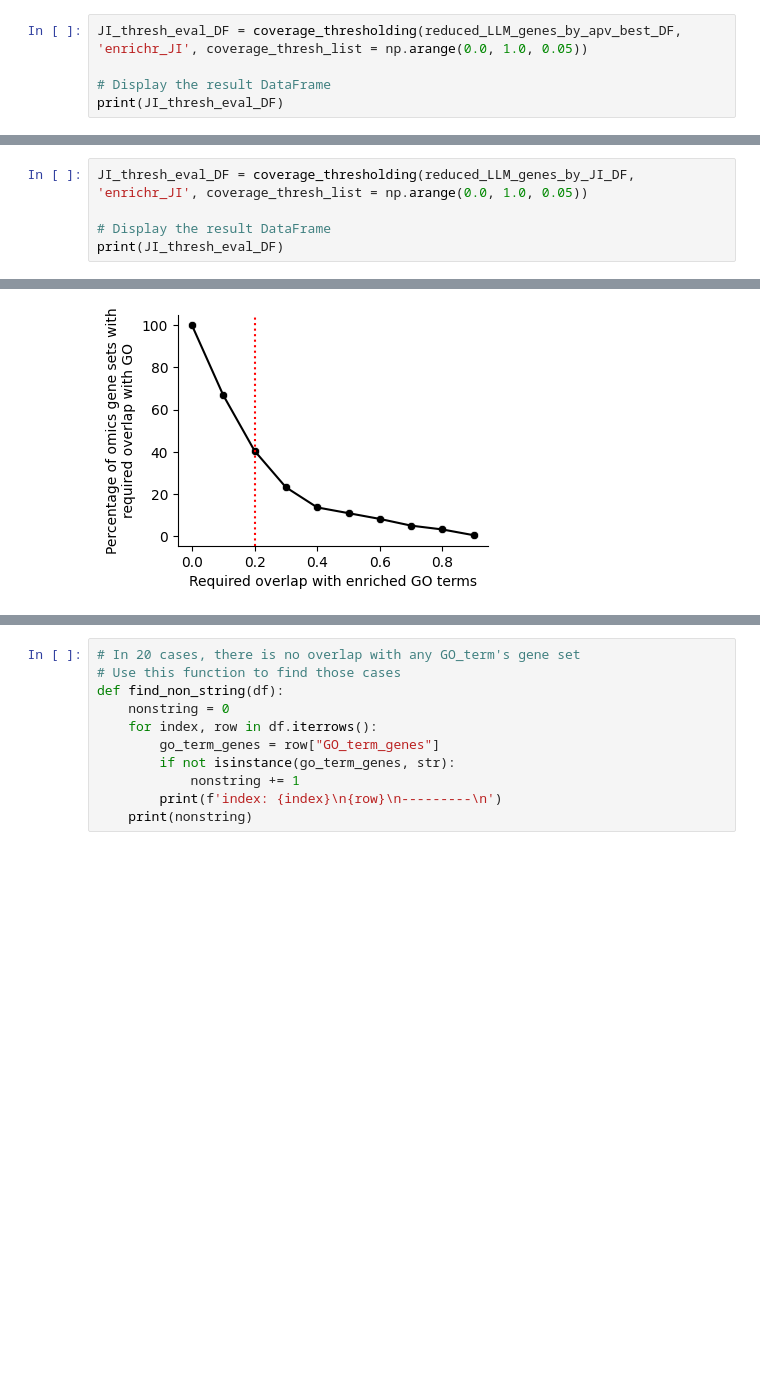
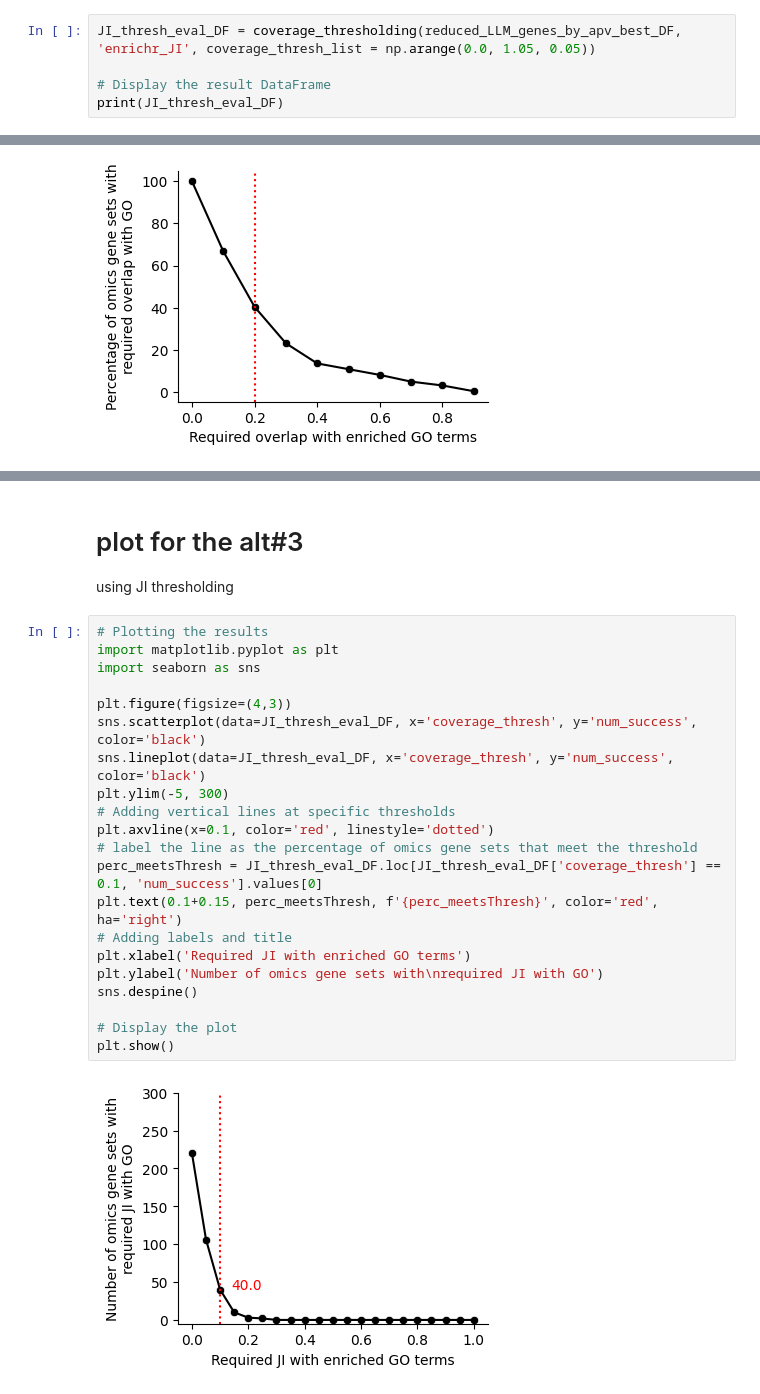
Before and after one commit to idekerlab/llm_evaluation_for_gene_set_interpretation, a Jupyter notebook: 3A.[Omics_revamped]_AnalyzeAnnotation(python).ipynb, the cells around one changed output, grey strips where cells are left out. Drawn from its saved outputs; the diff is of its cells as text; blank space fills up the shorter version.

```diff
--- a/3A.[Omics_revamped]_AnalyzeAnnotation(python).ipynb
+++ b/3A.[Omics_revamped]_AnalyzeAnnotation(python).ipynb
@@ -424,5 +271,5 @@ print(coverage_thresh_eval_DF)
 # %%
-JI_thresh_eval_DF = coverage_thresholding(reduced_LLM_genes_by_apv_best_DF, 'enrichr_JI', coverage_thresh_list = np.arange(0.0, 1.0, 0.05))
+JI_thresh_eval_DF = coverage_thresholding(reduced_LLM_genes_by_apv_best_DF, 'enrichr_JI', coverage_thresh_list = np.arange(0.0, 1.05, 0.05))
 
 # Display the result DataFrame
 print(JI_thresh_eval_DF)
@@ -447,5 +293,0 @@ print(JI_thresh_eval_DF)
-# %%
-JI_thresh_eval_DF = coverage_thresholding(reduced_LLM_genes_by_JI_DF, 'enrichr_JI', coverage_thresh_list = np.arange(0.0, 1.0, 0.05))
-
-# Display the result DataFrame
-print(JI_thresh_eval_DF)
@@ -582,11 +361,27 @@ Enrichment + JI succeeds 40 out of 300
-# %%
-# In 20 cases, there is no overlap with any GO_term's gene set
-# Use this function to find those cases
-def find_non_string(df):
-    nonstring = 0
-    for index, row in df.iterrows():
-        go_term_genes = row["GO_term_genes"]
-        if not isinstance(go_term_genes, str):
-            nonstring += 1
-        print(f'index: {index}\n{row}\n---------\n')
-    print(nonstring)
+# %% [markdown]
+# plot for the alt#3
+
+using JI thresholding
+# %%
+# Plotting the results
+import matplotlib.pyplot as plt
+import seaborn as sns
+
+plt.figure(figsize=(4,3))
+sns.scatterplot(data=JI_thresh_eval_DF, x='coverage_thresh', y='num_success', color='black')
+sns.lineplot(data=JI_thresh_eval_DF, x='coverage_thresh', y='num_success', color='black')
+plt.ylim(-5, 300)
+# Adding vertical lines at specific thresholds
+plt.axvline(x=0.1, color='red', linestyle='dotted')
+# label the line as the percentage of omics gene sets that meet the threshold
+perc_meetsThresh = JI_thresh_eval_DF.loc[JI_thresh_eval_DF['coverage_thresh'] == 0.1, 'num_success'].values[0]
+plt.text(0.1+0.15, perc_meetsThresh, f'{perc_meetsThresh}', color='red', ha='right')
+# Adding labels and title
+plt.xlabel('Required JI with enriched GO terms')
+plt.ylabel('Number of omics gene sets with\nrequired JI with GO')
+sns.despine()
+
+# Display the plot
+plt.show()
+# %% [output]
+[figure, added]
```
Also changed, not shown: parts of 29 cells of this notebook, 7 other files.
